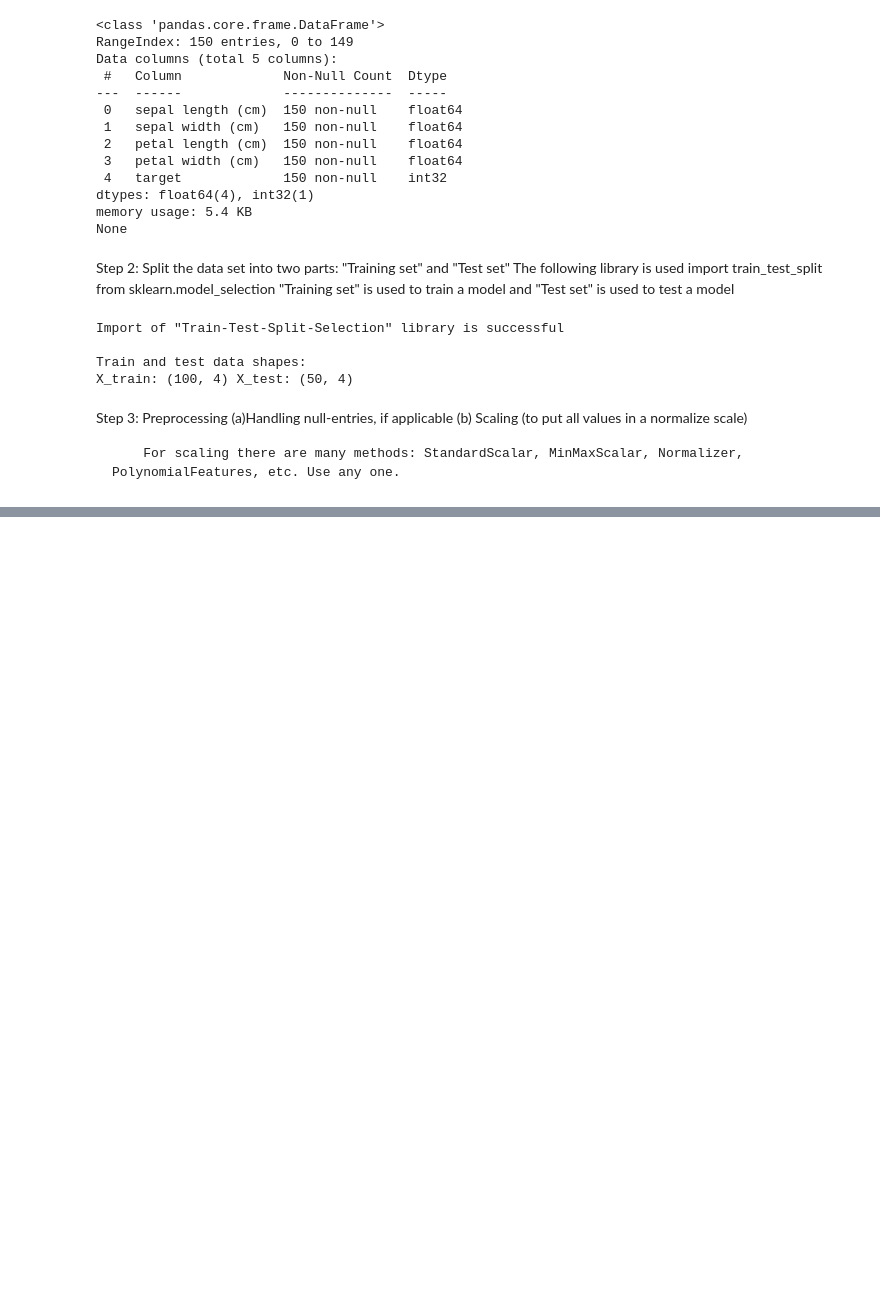
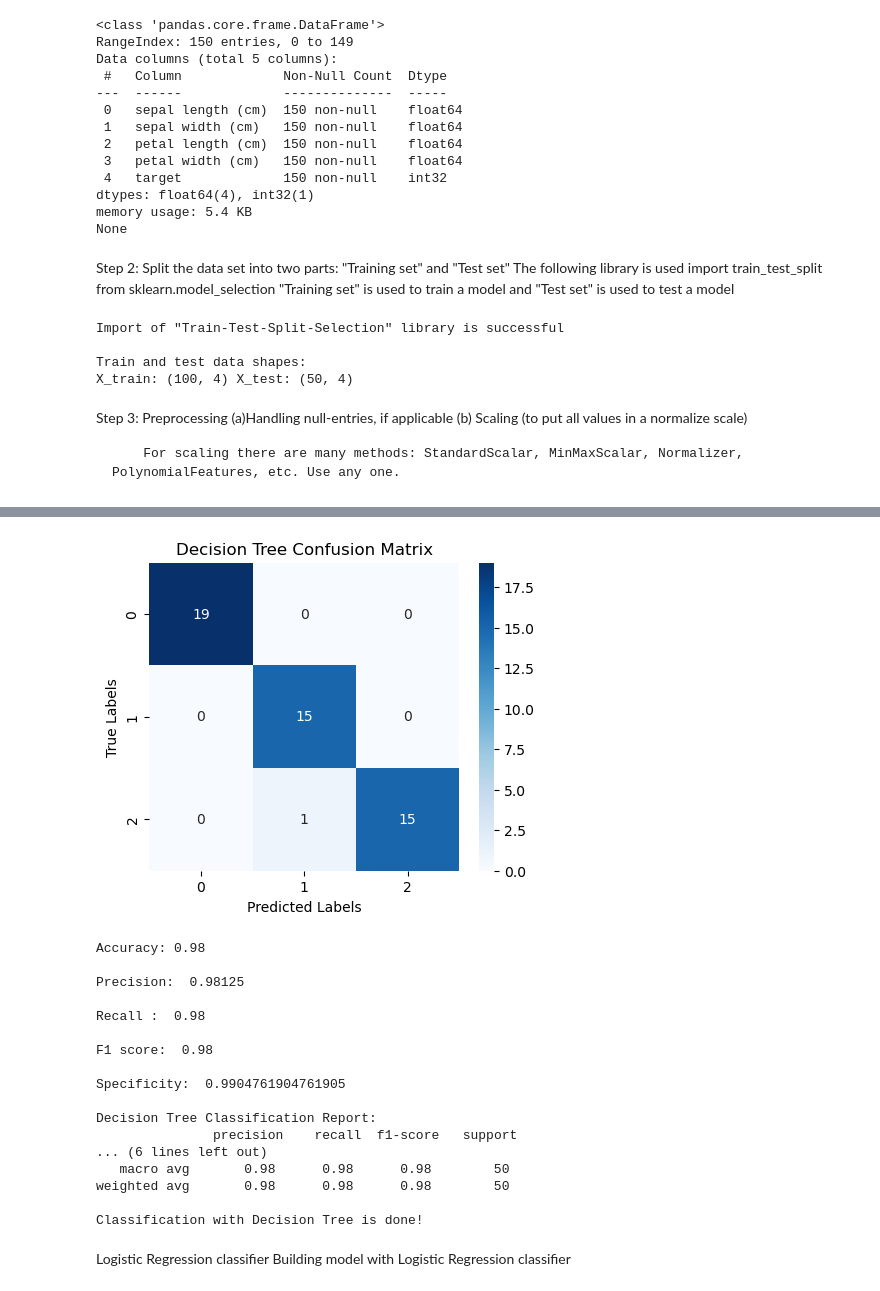
Before and after one commit to abhinavteja2005/Python-lab, a Jupyter notebook: Python lab 4/project_1.ipynb, the cells around one changed output, grey strips where cells are left out. Drawn from its saved outputs; the diff is of its cells as text; code cells hidden in the pictures; blank space fills up the shorter version.

```diff
--- a/Python lab 4/project_1.ipynb
+++ b/Python lab 4/project_1.ipynb
@@ -189,0 +422,18 @@ Min-Max Scaled Data (First 5 rows):
+# %%
+# Import Decision Tree from sklearn package
+from sklearn.tree import DecisionTreeClassifier
+
+# Initialize Decision Tree Classifier
+dt_model = DecisionTreeClassifier(random_state=42)
+
+# Fit the model with scaled training data
+dt_model.fit(X_train_scaled, y_train)
+
+# Get predictions on test data
+dt_predictions = dt_model.predict(X_test_scaled)
+
+# Predicted results
+y_pred = dt_predictions
+
+# Print first 10 predictions
+print("\nDecision Tree Predictions (First 10):", y_pred[:10])
@@ -189,0 +457,56 @@ Min-Max Scaled Data (First 5 rows):
+# %%
+# Plot the confusion matrix
+plot_confusion_matrix(y_test, y_pred, "Decision Tree Confusion Matrix")
+
+# Accuracy: (TP+TN) / (TP+TN+FP+FN)
+dt_accuracy = accuracy_score(y_test, y_pred)
+print("\nAccuracy:", dt_accuracy)
+
+# Precision: TP / (TP+FP)
+dt_precision = precision_score(y_test, y_pred, average="weighted")
+print("\nPrecision: ", dt_precision)
+
+# Recall: TP / (TP+FN)
+dt_recall = recall_score(y_test, y_pred, average="weighted")
+print("\nRecall : ", dt_recall)
+
+# F1-score: Harmonic mean of Precision and Recall
+dt_f1 = f1_score(y_test, y_pred, average="weighted")
+print("\nF1 score: ", dt_f1)
+
+# Specificity calculation
+cm = confusion_matrix(y_test, y_pred)
+specificity = []
+for i in range(len(cm)):
+    tn = np.sum(cm) - np.sum(cm[i, :]) - np.sum(cm[:, i]) + cm[i, i]
+    fp = np.sum(cm[:, i]) - cm[i, i]
+    specificity.append(tn / (tn + fp))
+dt_specificity = np.mean(specificity)
+print("\nSpecificity: ", dt_specificity)
+
+# Report the summary of all evaluation
+print("\nDecision Tree Classification Report:\n", classification_report(y_test, y_pred))
+
+print("Classification with Decision Tree is done!")
+# %% [output]
+[figure, added]
+Accuracy: 0.98
+
+Precision:  0.98125
+
+Recall :  0.98
+
+F1 score:  0.98
+
+Specificity:  0.9904761904761905
+
+Decision Tree Classification Report:
+               precision    recall  f1-score   support
+... (6 lines left out)
+   macro avg       0.98      0.98      0.98        50
+weighted avg       0.98      0.98      0.98        50
+
+Classification with Decision Tree is done!
+# %% [markdown]
+Logistic Regression classifier
+Building model with Logistic Regression classifier
```
Also changed, not shown: parts of 31 cells of this notebook, 1 other file.
